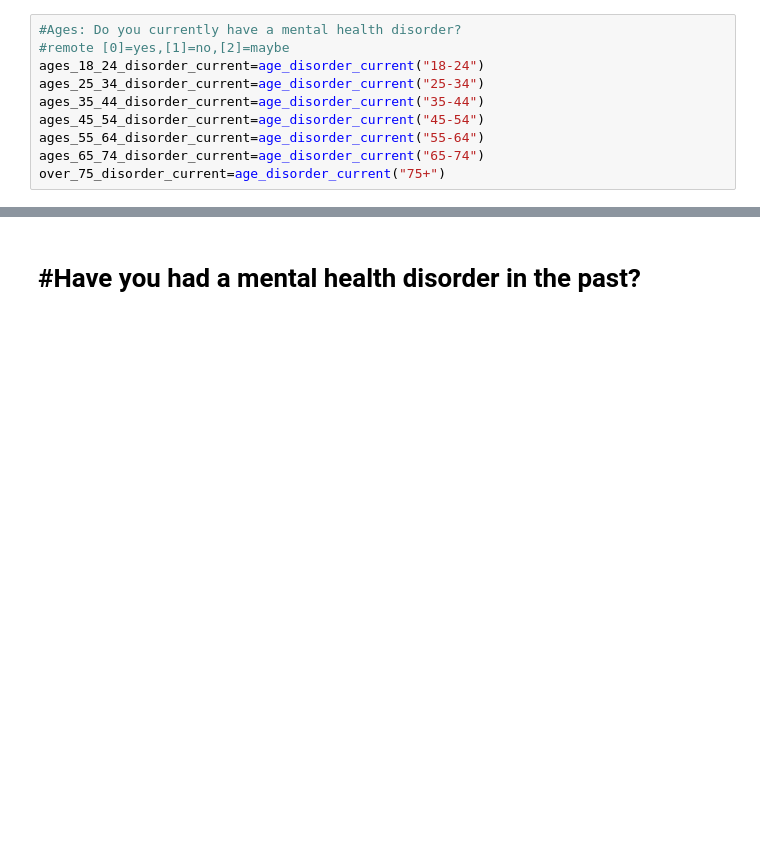
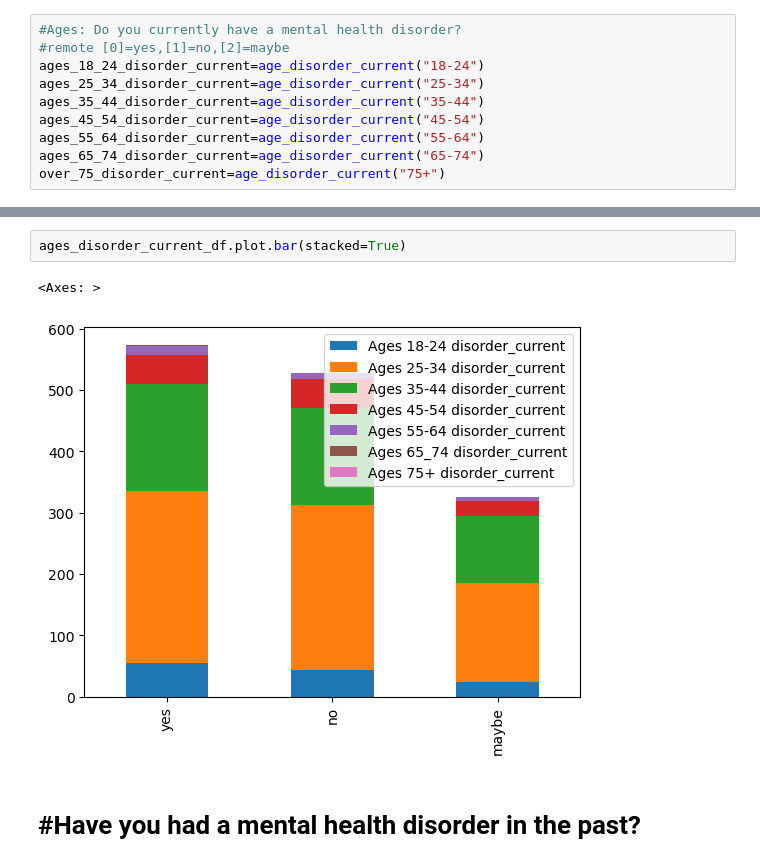
Before and after one commit to SecondHandSushi/Project-1-Mental-Tech, a Jupyter notebook: Project-1.ipynb, the cells around one changed output, grey strips where cells are left out. Drawn from its saved outputs; the diff is of its cells as text; blank space fills up the shorter version.

```diff
--- a/Project-1.ipynb
+++ b/Project-1.ipynb
@@ -576,6 +587,11 @@ ages_disorder_current_df.head()
 | yes | 55 | 280 | 175 | 47 | ... |
 | no | 44 | 269 | 158 | 46 | ... |
 | maybe | 24 | 161 | 109 | 25 | ... |
+# %%
+ages_disorder_current_df.plot.bar(stacked=True)
+# %% [output]
+<Axes: >
+[figure, added]
 # %% [markdown]
 # #Have you had a mental health disorder in the past?
 # %%
```
Also changed, not shown: parts of 5 cells of this notebook.
